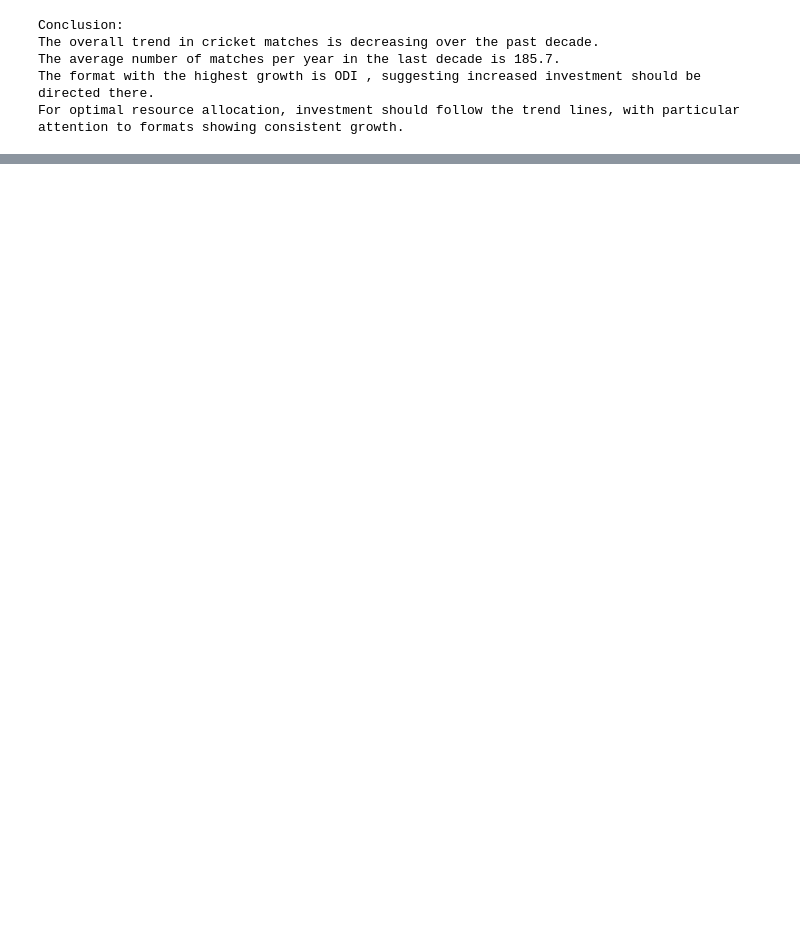
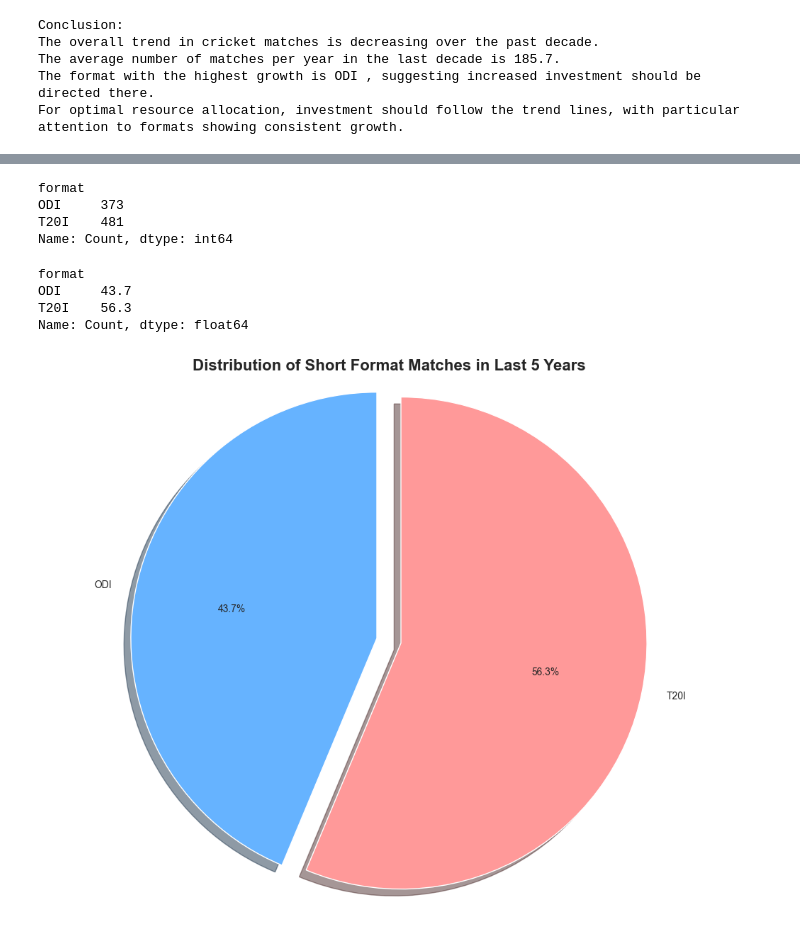
Before and after one commit to RussDai/Projects, a Jupyter notebook: 02_Data_Visuallization/01_Test_Nations_Data_Analysis/src/data_analysis_main.ipynb, the cells around one changed output, grey strips where cells are left out. Cells and saved outputs as stored; diff of their text form; code cells hidden in the pictures; blank space fills up the shorter version.

```diff
--- a/02_Data_Visuallization/01_Test_Nations_Data_Analysis/src/data_analysis_main.ipynb
+++ b/02_Data_Visuallization/01_Test_Nations_Data_Analysis/src/data_analysis_main.ipynb
@@ -356,0 +588,18 @@ For optimal resource allocation, investment should follow the trend lines, with
+# %%
+# Calculate growth rates for each format
+growth_rates = {}
+for format_type in ['ODI', 'T20I']:
+    if format_type in format_pivot.columns:
+        # Get first and last 5 years of data
+        first_5_years = format_pivot[format_type].head(5).mean()
+        last_5_years = format_pivot[format_type].tail(5).mean()
+
+        # Calculate growth rate
+        if first_5_years > 0:
+            growth_rate = ((last_5_years - first_5_years) / first_5_years) * 100
+            growth_rates[format_type] = growth_rate
+
+# Calculate percentage of total matches for each format in recent years
+recent_years = format_yearly[format_yearly['year'] >= format_yearly['year'].max() - 5]
+recent_total = recent_years.groupby('format')['Count'].sum()
+recent_percentage = (recent_total / recent_total.sum() * 100).round(1)
@@ -356,0 +622,30 @@ For optimal resource allocation, investment should follow the trend lines, with
+# %%
+print(recent_total)
+# %% [output]
+format
+ODI     373
+T20I    481
+Name: Count, dtype: int64
+# %%
+print(recent_percentage)
+# %% [output]
+format
+ODI     43.7
+T20I    56.3
+Name: Count, dtype: float64
+# %%
+# Create a pie chart for recent distribution
+plt.figure(figsize=(10, 8))
+plt.pie(recent_percentage,
+        labels=recent_percentage.index,
+        autopct='%1.1f%%',
+        startangle=90,
+        colors=['#66b3ff', '#ff9999'],
+        explode=[0.05, 0.05],
+        shadow=True)
+plt.title('Distribution of Short Format Matches in Last 5 Years', fontsize=16, fontweight='bold')
+plt.axis('equal')
+plt.tight_layout()
+plt.show()
+# %% [output]
+[figure, added]
```
Also changed, not shown: parts of 62 cells of this notebook, 2 other files.
